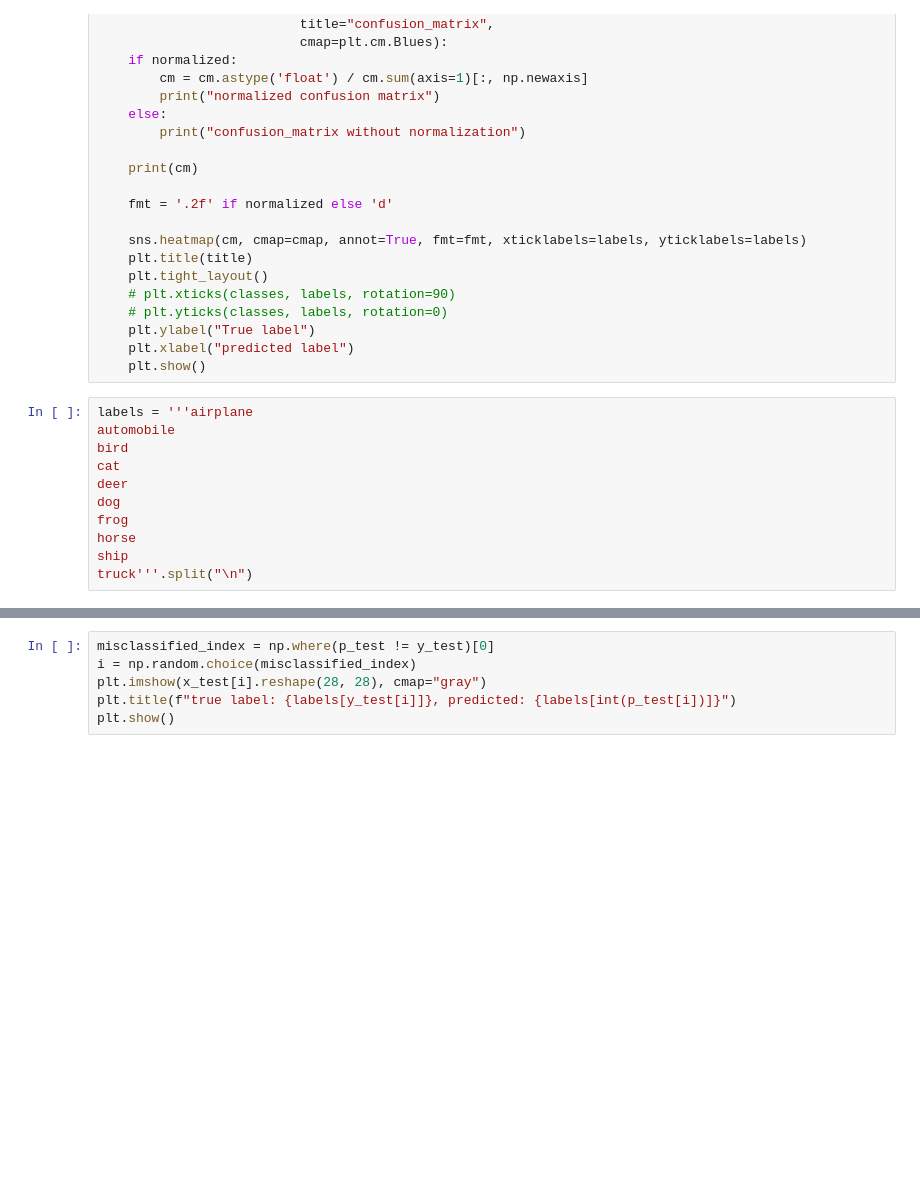
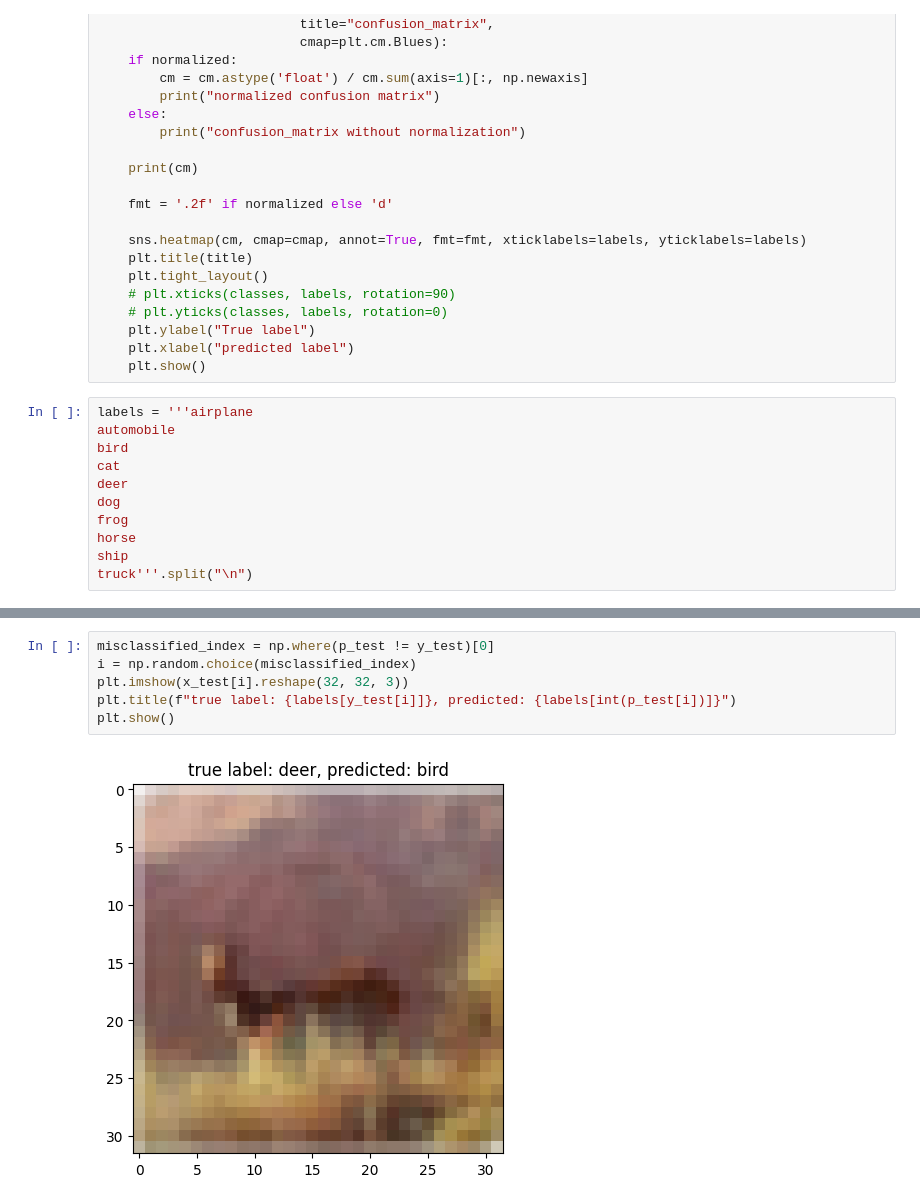
Before and after one commit to Istiaq-Fuad/pytorch-practice, a Jupyter notebook: CNN/cifar_10.ipynb, the cells around one changed output, grey strips where cells are left out. Drawn from its saved outputs; the diff is of its cells as text; blank space fills up the shorter version.

```diff
--- a/CNN/cifar_10.ipynb
+++ b/CNN/cifar_10.ipynb
@@ -253,8 +375,10 @@ plot_confusion_matrix_sns(cm, labels)
 # %%
 misclassified_index = np.where(p_test != y_test)[0]
 i = np.random.choice(misclassified_index)
-plt.imshow(x_test[i].reshape(28, 28), cmap="gray")
+plt.imshow(x_test[i].reshape(32, 32, 3))
 plt.title(f"true label: {labels[y_test[i]]}, predicted: {labels[int(p_test[i])]}")
 plt.show()
+# %% [output]
+[figure, added]
 # %%
 summary(model, (3, 32, 32))
```
Also changed, not shown: parts of 14 cells of this notebook, 7 other files.
